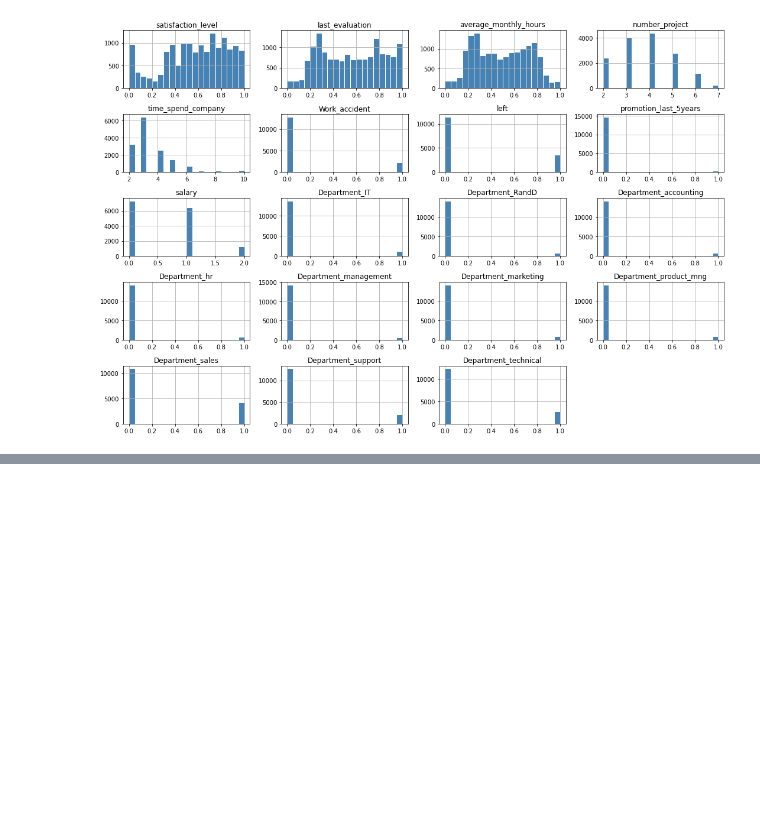
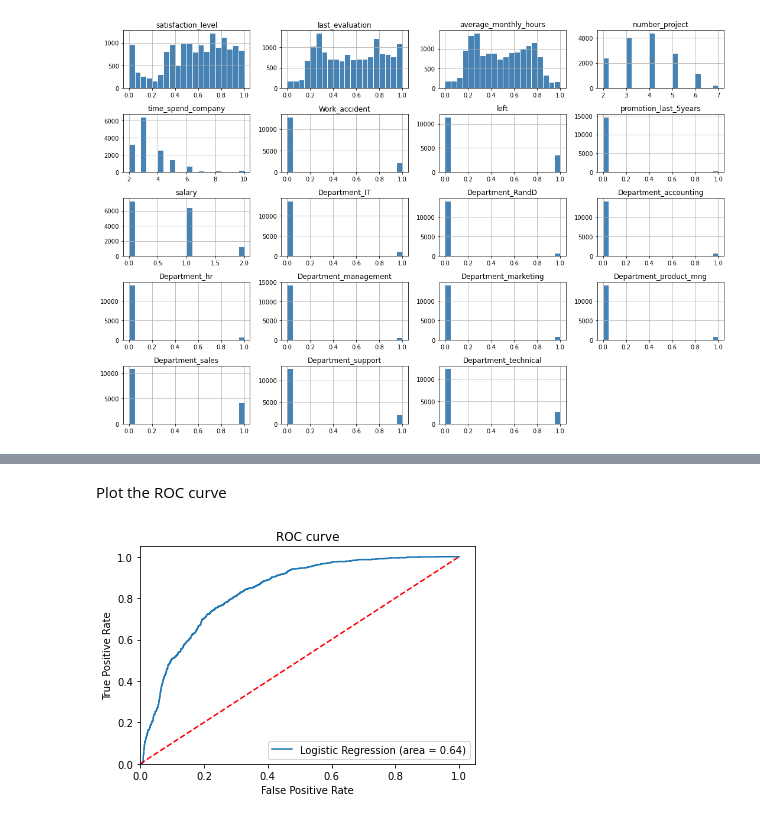
Before and after one commit to susanliubc/HR-Turnover-Analysis, a Jupyter notebook: Turnover.ipynb, the cells around one changed output, grey strips where cells are left out. Cells and saved outputs as stored; diff of their text form; code cells hidden in the pictures; blank space fills up the shorter version.

Commit message:
Run logistic regression model

```diff
--- a/Turnover.ipynb
+++ b/Turnover.ipynb
@@ -356,0 +393,25 @@ plt.tight_layout()
+# %%
+lr = LogisticRegression(solver = 'lbfgs', max_iter = 300)
+# %%
+def lr_run(model, X_train, X_test, y_train, y_test):
+    result = model.fit(X_train, y_train.values.ravel())
+
+    y_pred = model.predict(X_test)
+
+    acc_test = model.score(X_test, y_test)
+
+    coefficients = pd.concat([pd.DataFrame(X_train.columns, columns=['Feature']), pd.DataFrame(np.transpose(model.coef_), columns=['Coef.'])], axis = 1)
+    coefficients.loc[-1] = ['intercept.', model.intercept_[0]]
+    coefficients.index = coefficients.index + 1
+    coefficients = coefficients.sort_index()
+
+    print('Accuracy on test:{:.3f}'.format(acc_test))
+    print('\n')
+    print(classification_report(y_test, y_pred))
+    print('\n')
+    print('Confusion Matrix:')
+    print(confusion_matrix(y_test, y_pred))
+    print('\n')
+    print(coefficients)
+# %%
+lr_run(lr, X_train, X_test, y_train, y_test)
@@ -356,0 +436,20 @@ plt.tight_layout()
+# %% [markdown]
+Plot the ROC curve
+# %%
+def plot_roc(model, X_test, y_test):
+    logit_roc_auc = roc_auc_score(y_test, model.predict(X_test))
+    fpr, tpr, thresholds = roc_curve(y_test, model.predict_proba(X_test)[:,1])
+    plt.figure()
+    plt.plot(fpr, tpr, label='Logistic Regression (area = %0.2f)' % logit_roc_auc)
+    plt.plot([0, 1], [0, 1], 'r--')
+    plt.xlim([0.0, 1.05])
+    plt.ylim([0.0, 1.05])
+    plt.xlabel('False Positive Rate')
+    plt.ylabel('True Positive Rate')
+    plt.title('ROC curve')
+    plt.legend(loc="lower right")
+    plt.show();
+# %%
+plot_roc(lr, X_test, y_test)
+# %% [output]
+[figure, added]
```
Also changed, not shown: parts of 5 cells of this notebook.
